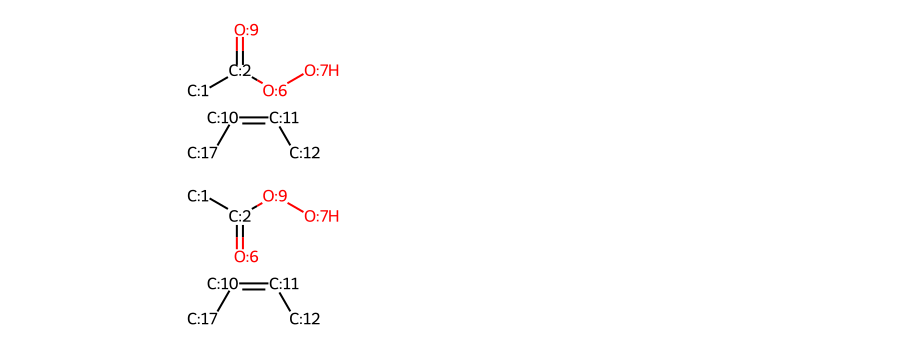
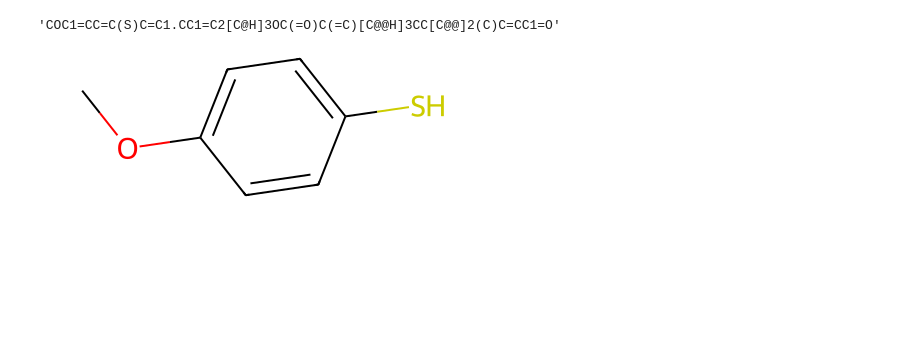
Before and after one commit to rhjvanworkum/reaction_path_sampler, a Jupyter notebook: notebooks/test.ipynb, the cells around one changed output. Drawn from its saved outputs; the diff is of its cells as text; code cells hidden in the pictures; blank space fills up the shorter version.

```diff
--- a/notebooks/test.ipynb
+++ b/notebooks/test.ipynb
@@ -9,0 +4,3 @@ p2 = "[C:1]([C@:2]([O:6][O:7][H:8])([O:9][H:18])/[C:10](=[C:11](/[C:12]([H:14])(
+# %%
+df = pd.read_csv('../data/michael_addition/ma_dataset_thio_solvent.csv')
+df
@@ -10,8 +64,11 @@ p2 = "[C:1]([C@:2]([O:6][O:7][H:8])([O:9][H:18])/[C:10](=[C:11](/[C:12]([H:14])(
+# %%
+index = 5
+
+substrates, products = df['reaction_smiles'].values[index].split('>>')
+substrates
+# %% [output]
+'COC1=CC=C(S)C=C1.CC1=C2[C@H]3OC(=O)C(=C)[C@@H]3CC[C@@]2(C)C=CC1=O'
 # %%
-Chem.MolFromSmiles(r1)
+Chem.MolFromSmiles(substrates.split('.')[0])
 # %% [output]
-[figure, old version]
+[figure, new version]
-# %%
-Chem.MolFromSmiles(p1)
-# %% [output]
-[figure, removed]
```
Also changed, not shown: parts of 14 cells of this notebook, 10 other files.
